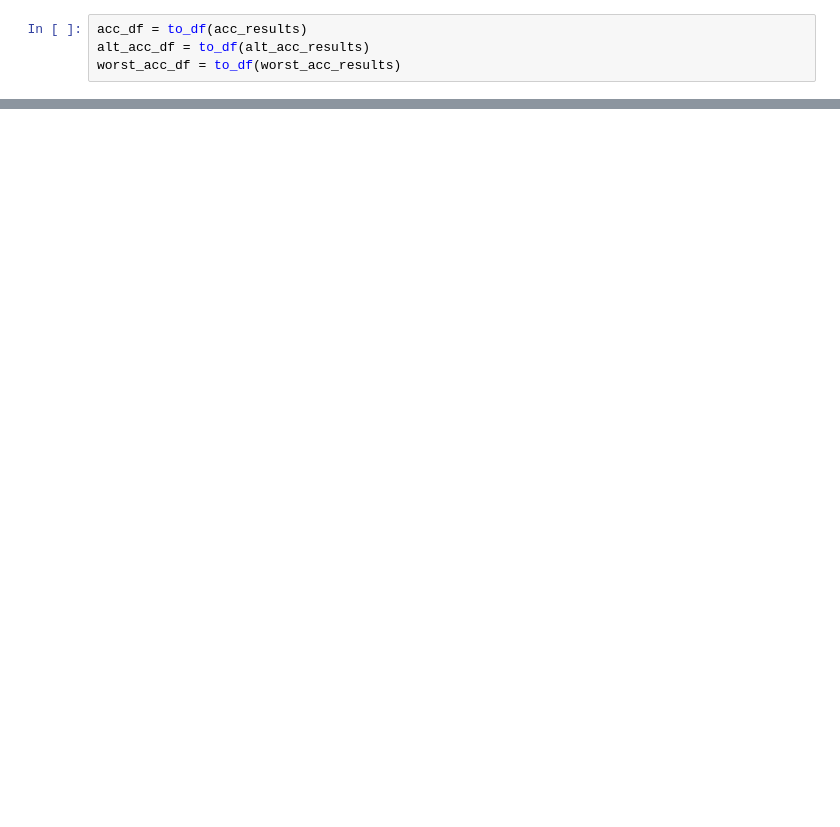
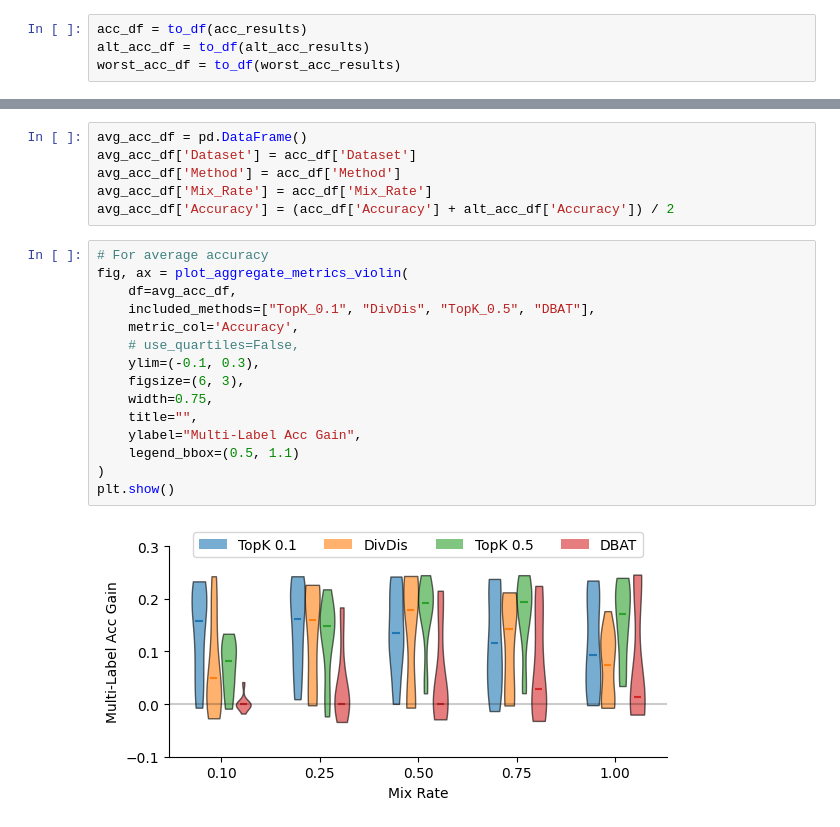
Before and after one commit to oliveradk/diverse-gen, a Jupyter notebook: experiments/cc_mix_rate/5_cc_mix_rate_results.ipynb, the cells around one changed output, grey strips where cells are left out. Drawn from its saved outputs; the diff is of its cells as text; blank space fills up the shorter version.

```diff
--- a/experiments/cc_mix_rate/5_cc_mix_rate_results.ipynb
+++ b/experiments/cc_mix_rate/5_cc_mix_rate_results.ipynb
@@ -226,0 +452,23 @@ plt.show()
+# %%
+avg_acc_df = pd.DataFrame()
+avg_acc_df['Dataset'] = acc_df['Dataset']
+avg_acc_df['Method'] = acc_df['Method']
+avg_acc_df['Mix_Rate'] = acc_df['Mix_Rate']
+avg_acc_df['Accuracy'] = (acc_df['Accuracy'] + alt_acc_df['Accuracy']) / 2
+# %%
+# For average accuracy
+fig, ax = plot_aggregate_metrics_violin(
+    df=avg_acc_df,
+    included_methods=["TopK_0.1", "DivDis", "TopK_0.5", "DBAT"],
+    metric_col='Accuracy',
+    # use_quartiles=False,
+    ylim=(-0.1, 0.3),
+    figsize=(6, 3),
+    width=0.75,
+    title="",
+    ylabel="Multi-Label Acc Gain",
+    legend_bbox=(0.5, 1.1)
+)
+plt.show()
+# %% [output]
+[figure, added]
```
Also changed, not shown: parts of 32 cells of this notebook.
